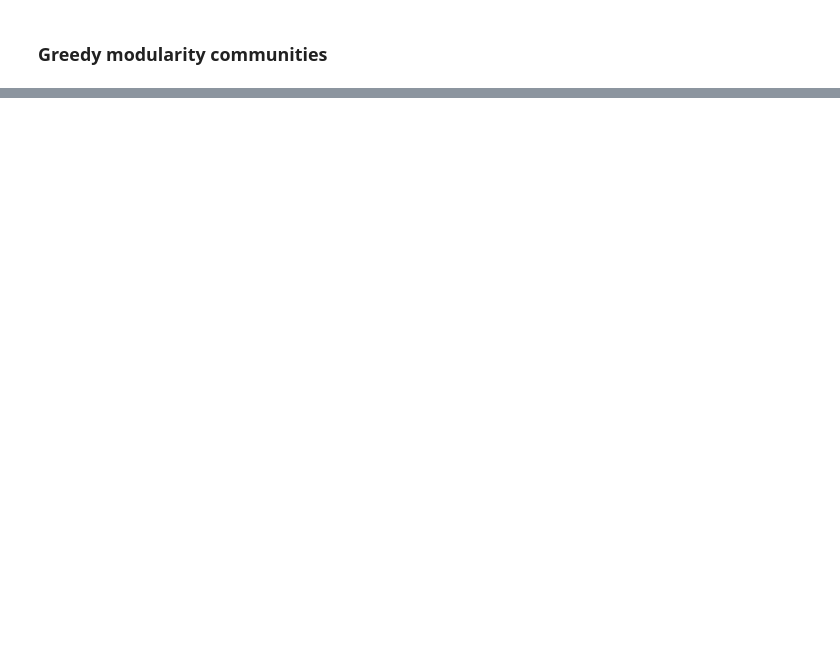
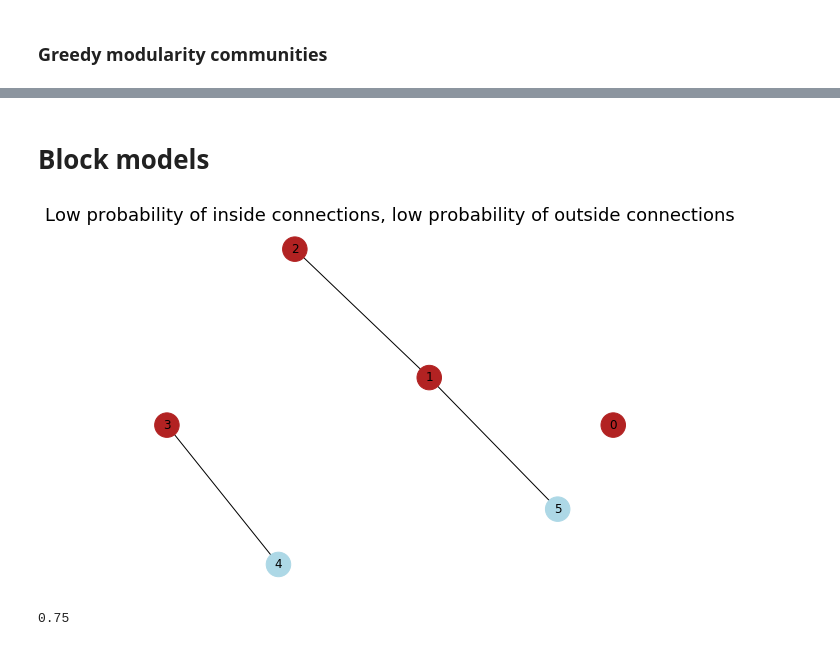
Before and after one commit to domonkoshaffner/network_visualisation, a Jupyter notebook: main_project_network.ipynb, the cells around one changed output, grey strips where cells are left out. Cells and saved outputs as stored; diff of their text form; code cells hidden in the pictures; blank space fills up the shorter version.

Commit message:
Add example for stochastic block model

```diff
--- a/main_project_network.ipynb
+++ b/main_project_network.ipynb
@@ -841 +843,20 @@ plt.savefig('baseball_caluset_comm_circular.jpg', dpi = 300, bbox_inches = 'tigh
 [figure]
+# %% [markdown]
+# Block models
+# %%
+sizes1 = [4, 2]
+probs1 = [[0.3, 0.3], [0.3, 0.3]]
+
+g1 = nx.stochastic_block_model(sizes1, probs1, seed=0)
+
+colour_groups = ['firebrick', 'firebrick', 'firebrick', 'firebrick', 'lightblue', 'lightblue']
+
+pos_cust = nx.kamada_kawai_layout(g1)
+# %%
+plt.figure(figsize = (7,5))
+nx.draw(g1, with_labels=True, node_size=600, node_color = colour_groups, pos = pos_cust)
+plt.title('Low probability of inside connections, low probability of outside connections')
+plt.savefig('block3.jpg', dpi = 300, bbox_inches = 'tight')
+plt.show()
+# %% [output]
+[figure, added]
@@ -841,0 +878,5 @@ plt.savefig('baseball_caluset_comm_circular.jpg', dpi = 300, bbox_inches = 'tigh
+# %%
+for v in H.edges(data=True):
+    print(round(1.0 * v[2]["weight"] / (sizes[v[0]] * sizes[v[1]]), 3))
+# %% [output]
+0.75
```
Also changed, not shown: parts of 8 cells of this notebook.
